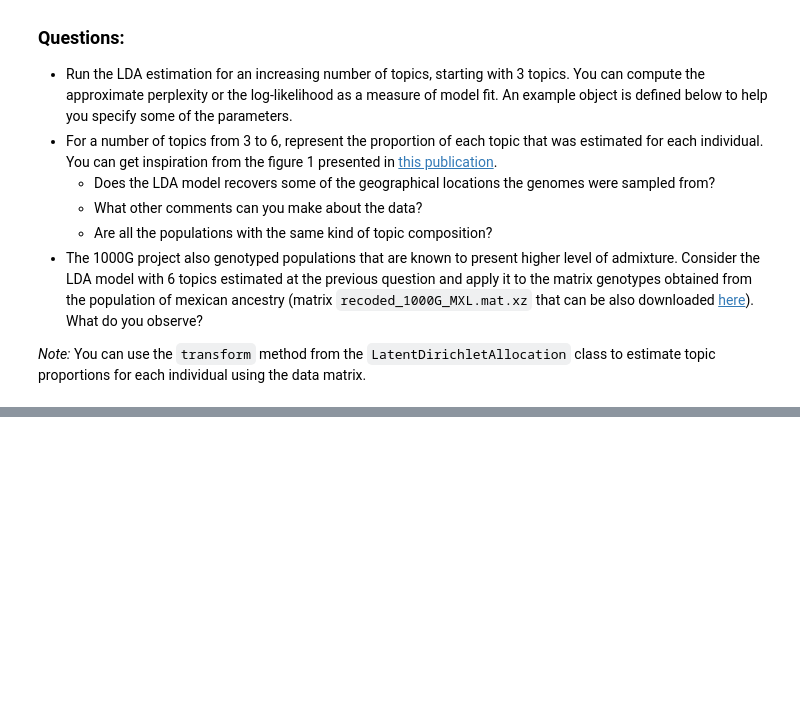
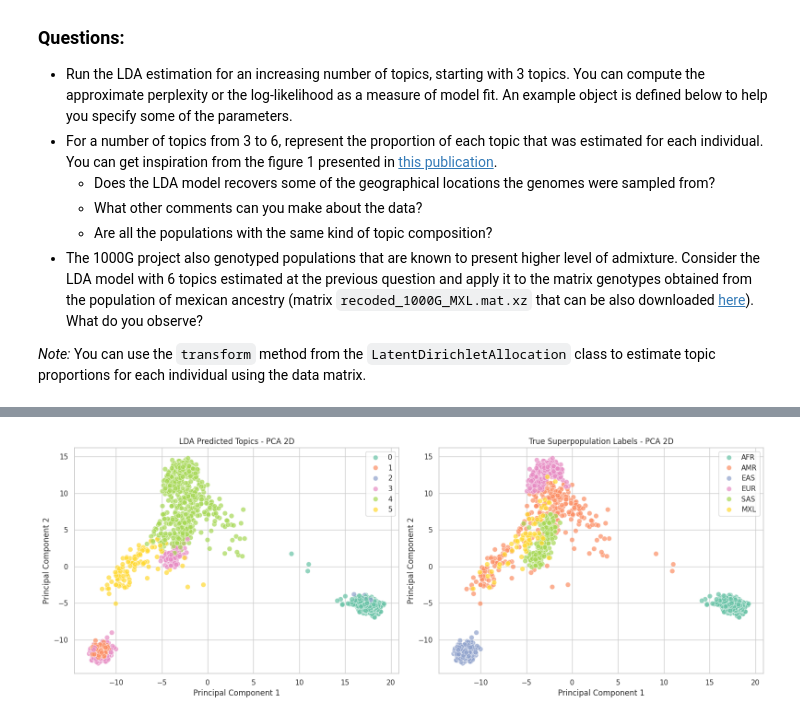
Before and after one commit to vincenteichhorn/cs-apml-assignments, a Jupyter notebook: src/08-lda-ancestry/LDA_project.ipynb, the cells around one changed output, grey strips where cells are left out. Cells and saved outputs as stored; diff of their text form; code cells hidden in the pictures; blank space fills up the shorter version.

```diff
--- a/src/08-lda-ancestry/LDA_project.ipynb
+++ b/src/08-lda-ancestry/LDA_project.ipynb
@@ -383,0 +494,31 @@ lda_5pop = LatentDirichletAllocation(
+# %%
+if os.path.exists(OUT_FILE):
+    with open(OUT_FILE, "r") as f:
+        obj = json.load(f)
+        mixed_ancestry_topics = obj["mixed_ancestry_topics"]
+        full_data_topics = obj["full_data_topics"]
+
+    pca = PCA(n_components=2, random_state=42)
+    full_data_pca = pca.fit_transform(genotype_csr.toarray())
+    mixed_data_pca = pca.transform(reencode_genotypes_to_csr(genotypes_mixed).toarray())
+
+    concated_pca = np.concatenate([full_data_pca, mixed_data_pca], axis=0)
+    concated_topics = np.concatenate([full_data_topics, mixed_ancestry_topics], axis=0)
+    concated_labels = np.concatenate([genotypes_annotation["1000G superpopulation code"].values, ["MXL"] * len(mixed_ancestry_topics)], axis=0)
+    fig, axes = plt.subplots(1, 2, figsize=(16, 6))
+    sns.scatterplot(x=concated_pca[:, 0], y=concated_pca[:, 1], hue=concated_topics.argmax(axis=1), palette="Set2", s=60, alpha=0.7, ax=axes[0])
+    axes[0].set_title("LDA Predicted Topics - PCA 2D")
+    axes[0].set_xlabel("Principal Component 1")
+    axes[0].set_ylabel("Principal Component 2")
+    sns.scatterplot(x=concated_pca[:, 0], y=concated_pca[:, 1], hue=concated_labels, palette="Set2", s=60, alpha=0.7, ax=axes[1])
+    axes[1].set_title("True Superpopulation Labels - PCA 2D")
+    axes[1].set_xlabel("Principal Component 1")
+    axes[1].set_ylabel("Principal Component 2")
+    plt.tight_layout()
+    plt.show()
+
+
+else:
+    print(f"Results file {OUT_FILE} does not exist. Try to run the LDA model on mixed ancestry data first.")
+# %% [output]
+[figure, added]
```
Also changed, not shown: parts of 13 cells of this notebook, 2 other files.
